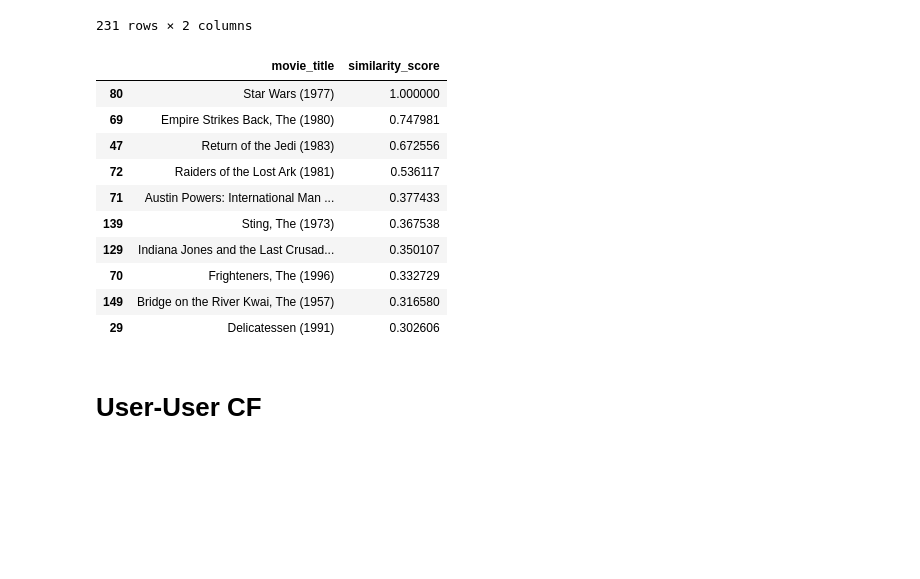
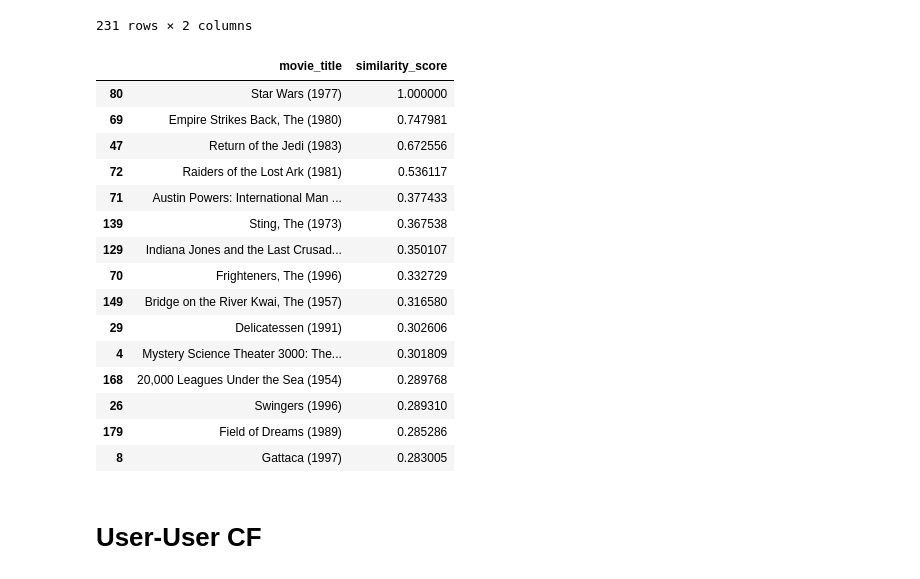
Before and after one commit to RulerOfEternalNight/Recommendation-System, a Jupyter notebook: Hybrid.ipynb, the cells around one changed output. Saved outputs shown, nothing was run; the diff lists cells and outputs as text; code cells hidden in the pictures; blank space fills up the shorter version.

```diff
--- a/Hybrid.ipynb
+++ b/Hybrid.ipynb
@@ -247,21 +247,26 @@ picked_userid_watched
 # %%
 picked_movie_similarity_score = item_similarity[[picked_movie]].reset_index().rename(columns={picked_movie:'similarity_score'})
 # Rank the similarities between the movies user has rated and the movie chosen.
-picked_userid_watched_similarity = pd.merge(left=picked_userid_watched, right=picked_movie_similarity_score, on='movie_title', how='inner').sort_values('similarity_score', ascending=False)[:10]
+picked_userid_watched_similarity = pd.merge(left=picked_userid_watched, right=picked_movie_similarity_score, on='movie_title', how='inner').sort_values('similarity_score', ascending=False)[:15]
 itemssimilar = picked_userid_watched_similarity[['movie_title', 'similarity_score']]
 itemssimilar
 # %% [output]
 |  | movie_title | similarity_score |
 | 80 | Star Wars (1977) | 1.000000 |
 | 69 | Empire Strikes Back, The (1980) | 0.747981 |
 | 47 | Return of the Jedi (1983) | 0.672556 |
 | 72 | Raiders of the Lost Ark (1981) | 0.536117 |
 | 71 | Austin Powers: International Man ... | 0.377433 |
 | 139 | Sting, The (1973) | 0.367538 |
 | 129 | Indiana Jones and the Last Crusad... | 0.350107 |
 | 70 | Frighteners, The (1996) | 0.332729 |
 | 149 | Bridge on the River Kwai, The (1957) | 0.316580 |
 | 29 | Delicatessen (1991) | 0.302606 |
+| 4 | Mystery Science Theater 3000: The... | 0.301809 |
+| 168 | 20,000 Leagues Under the Sea (1954) | 0.289768 |
+| 26 | Swingers (1996) | 0.289310 |
+| 179 | Field of Dreams (1989) | 0.285286 |
+| 8 | Gattaca (1997) | 0.283005 |
 # %% [markdown]
 # User-User CF
 # %%
```
Also changed, not shown: parts of 5 cells of this notebook, 1 other file.
